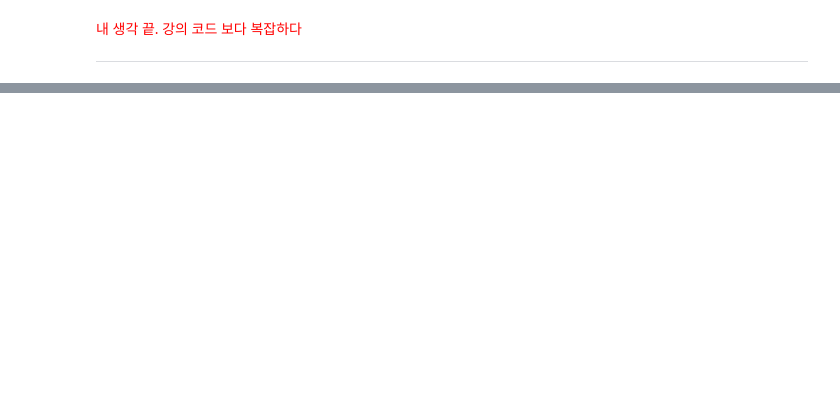
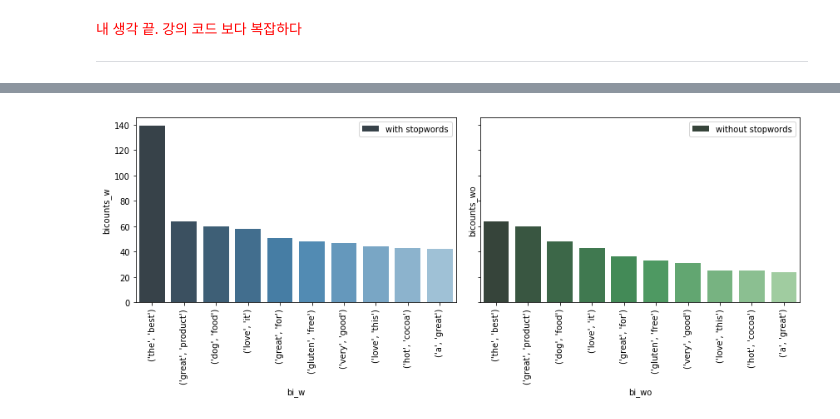
Before and after one commit to davidkorea/amazon_food_reviews, a Jupyter notebook: amazon-fine-food-reviews.ipynb, the cells around one changed output, grey strips where cells are left out. Cells and saved outputs as stored; diff of their text form; code cells hidden in the pictures; blank space fills up the shorter version.

```diff
--- a/amazon-fine-food-reviews.ipynb
+++ b/amazon-fine-food-reviews.ipynb
@@ -441,0 +465,11 @@ plt.show()
+# %%
+bigram_w = []
+for token in corpus_w_stopword:
+    bigram = nltk.bigrams(token)
+    for item in bigram:
+        bigram_w.append(item)
+bigram_wo = []
+for token in corpus_wo_stopword:
+    bigram = nltk.bigrams(token)
+    for item in bigram:
+        bigram_wo.append(item)
@@ -441,0 +502,6 @@ plt.show()
+# %%
+bi_fq_w = pd.DataFrame(list(FreqDist(bigram_w).items()), columns=['bi_w','bicounts_w'])
+bi_fq_wo = pd.DataFrame(list(FreqDist(bigram_wo).items()), columns=['bi_wo','bicounts_wo'])
+# %%
+bi_fq_w.sort_values(by='bicounts_w',inplace=True,ascending=False)
+bi_fq_wo.sort_values(by='bicounts_wo',inplace=True,ascending=False)
@@ -441,0 +526,20 @@ plt.show()
+# %%
+fig,(ax1,ax2) = plt.subplots(1,2,sharey=True,figsize=(12,5))
+sns.barplot(x=bi_fq_w['bi_w'][:10],
+            y=bi_fq_w['bicounts_w'][:10],
+            palette='Blues_d',ax=ax1,label='with stopwords')
+
+sns.barplot(x=bi_fq_wo['bi_wo'][:10],
+            y=bi_fq_wo['bicounts_wo'][:10],
+            palette='Greens_d',ax=ax2,label='without stopwords')
+
+ax1.set_xticklabels(ax1.xaxis.get_majorticklabels(),rotation=90)
+ax2.set_xticklabels(ax1.xaxis.get_majorticklabels(),rotation=90)
+
+ax1.legend(loc='upper right')
+ax2.legend(loc='upper right')
+
+plt.tight_layout()
+plt.show()
+# %% [output]
+[figure, added]
```
Also changed, not shown: parts of 35 cells of this notebook, 1 other file.
